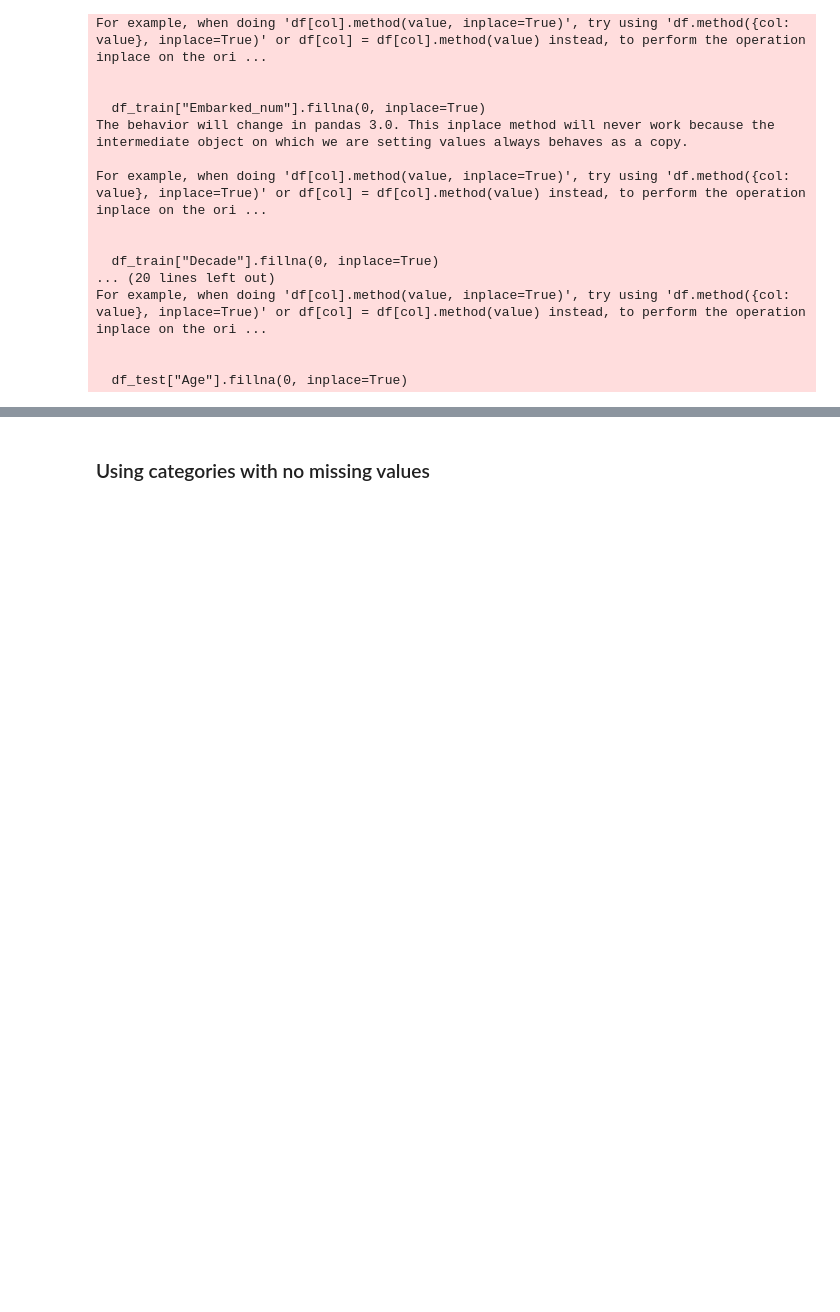
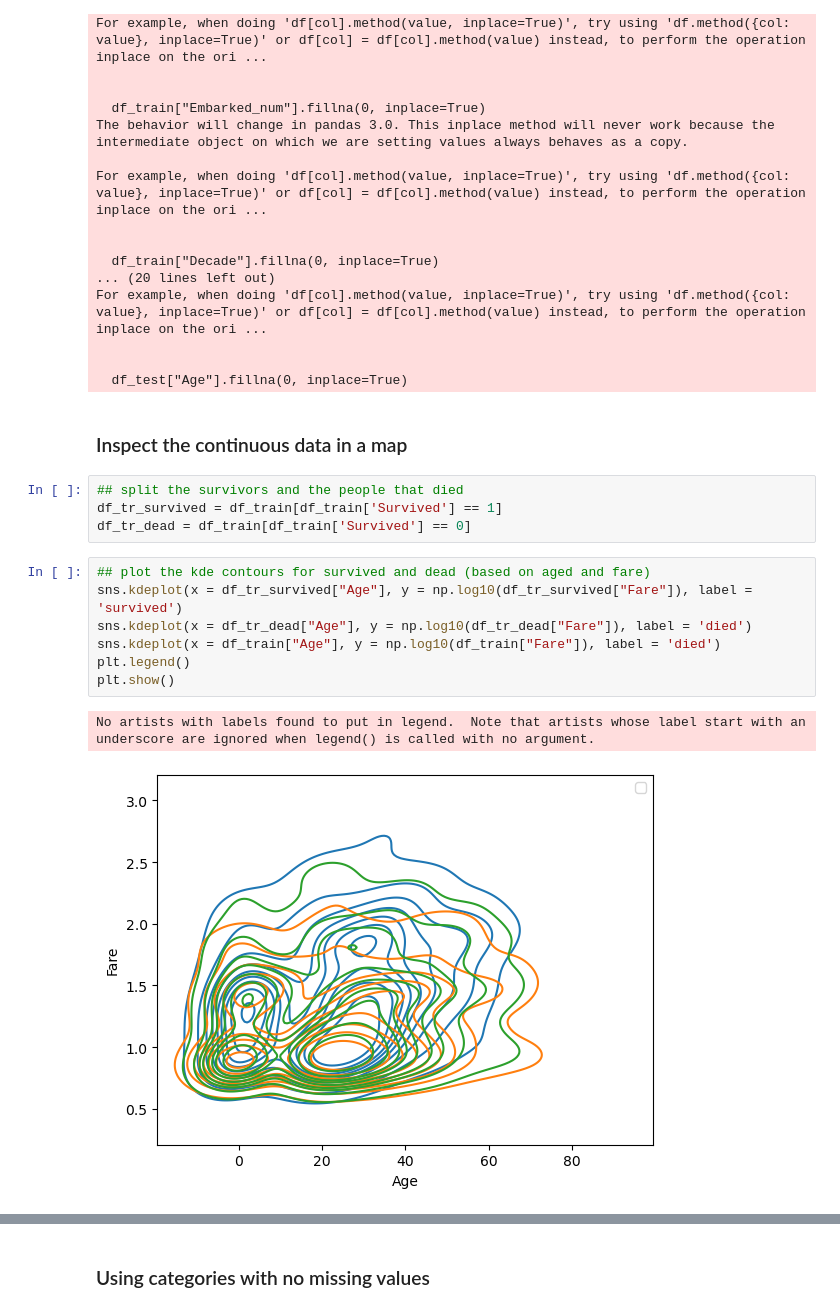
Before and after one commit to lmlb-astro/Kaggle-competitions, a Jupyter notebook: Titanic/survival_exploration_NaiveBayes.ipynb, the cells around one changed output, grey strips where cells are left out. Drawn from its saved outputs; the diff is of its cells as text; blank space fills up the shorter version.

```diff
--- a/Titanic/survival_exploration_NaiveBayes.ipynb
+++ b/Titanic/survival_exploration_NaiveBayes.ipynb
@@ -206,3 +203,19 @@ For example, when doing 'df[col].method(value, inplace=True)', try using 'df.met
 
 
   df_test["Age"].fillna(0, inplace=True)
+# %% [markdown]
+### Inspect the continuous data in a map
+# %%
+## split the survivors and the people that died
+df_tr_survived = df_train[df_train['Survived'] == 1]
+df_tr_dead = df_train[df_train['Survived'] == 0]
+# %%
+## plot the kde contours for survived and dead (based on aged and fare)
+sns.kdeplot(x = df_tr_survived["Age"], y = np.log10(df_tr_survived["Fare"]), label = 'survived')
+sns.kdeplot(x = df_tr_dead["Age"], y = np.log10(df_tr_dead["Fare"]), label = 'died')
+sns.kdeplot(x = df_train["Age"], y = np.log10(df_train["Fare"]), label = 'died')
+plt.legend()
+plt.show()
+# %% [output]
+No artists with labels found to put in legend.  Note that artists whose label start with an underscore are ignored when legend() is called with no argument.
+[figure, added]
```
Also changed, not shown: parts of 18 cells of this notebook.
